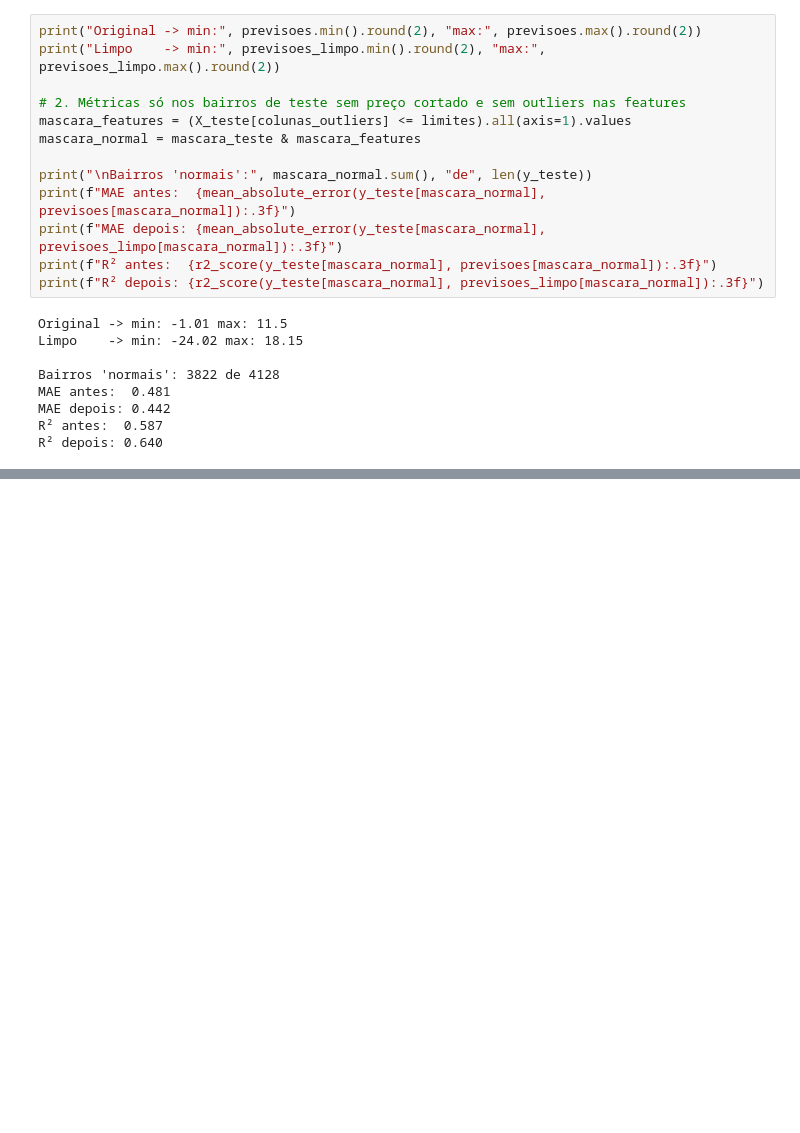
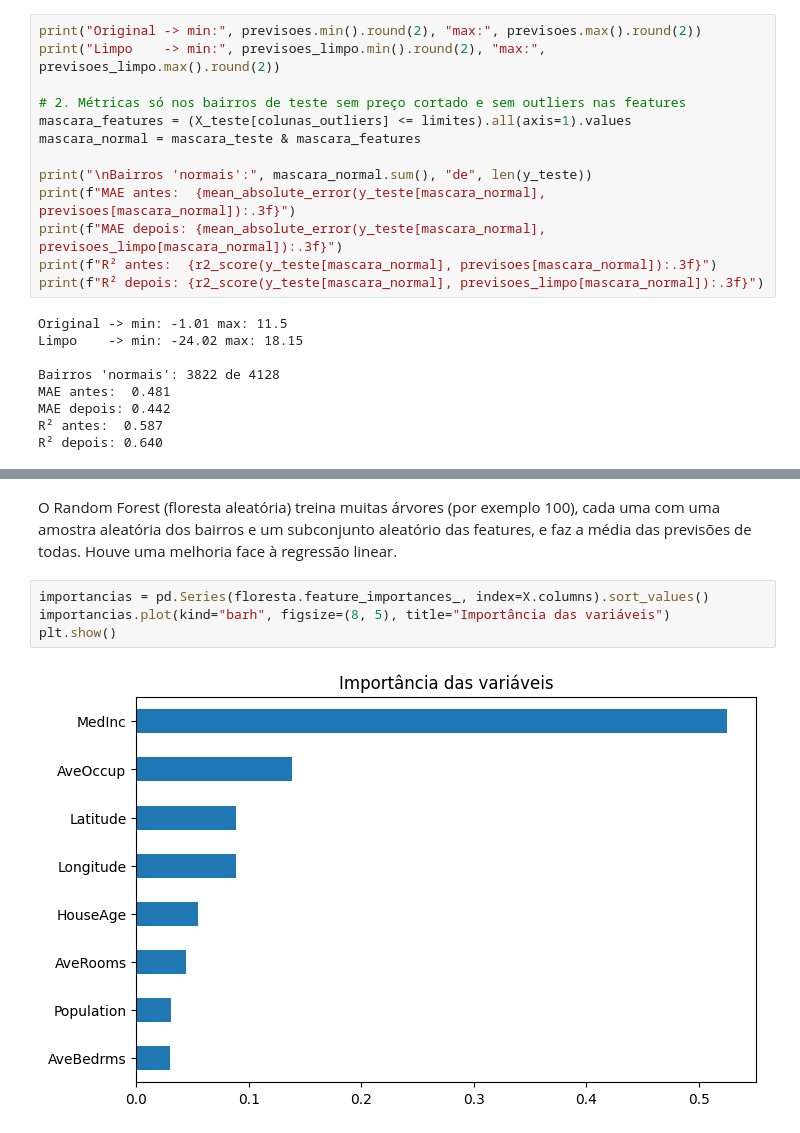
Before and after one commit to rbaptista25/Previs-o-Pre-os-Casa, a Jupyter notebook: notebooks/previsao_precos_casas.ipynb, the cells around one changed output, grey strips where cells are left out. Cells and saved outputs as stored; diff of their text form; blank space fills up the shorter version.

```diff
--- a/notebooks/previsao_precos_casas.ipynb
+++ b/notebooks/previsao_precos_casas.ipynb
@@ -242,0 +291,8 @@ R² depois: 0.640
+# %% [markdown]
+O Random Forest (floresta aleatória) treina muitas árvores (por exemplo 100), cada uma com uma amostra aleatória dos bairros e um subconjunto aleatório das features, e faz a média das previsões de todas. Houve uma melhoria face à regressão linear.
+# %%
+importancias = pd.Series(floresta.feature_importances_, index=X.columns).sort_values()
+importancias.plot(kind="barh", figsize=(8, 5), title="Importância das variáveis")
+plt.show()
+# %% [output]
+[figure, added]
```
Also changed, not shown: parts of 7 cells of this notebook.
